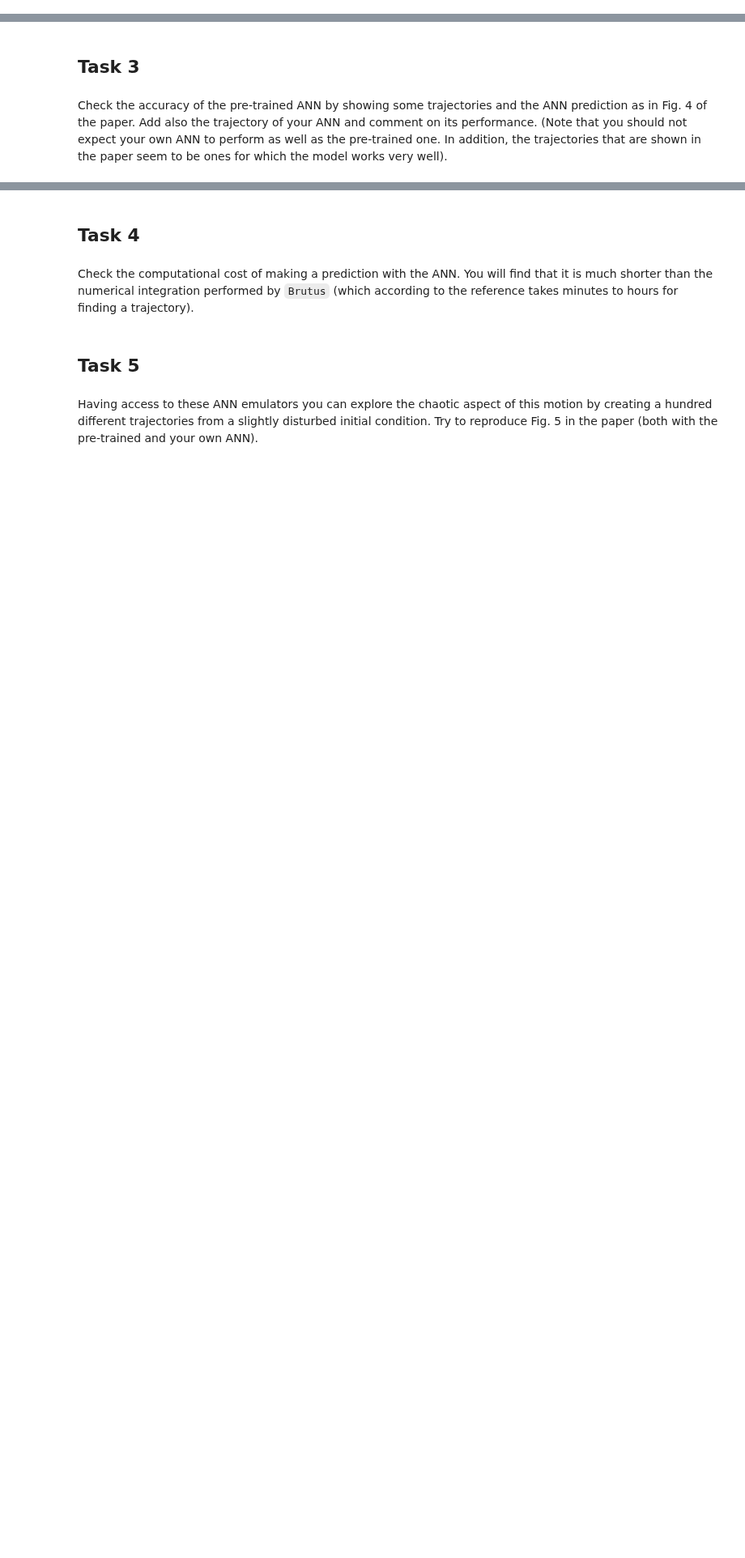
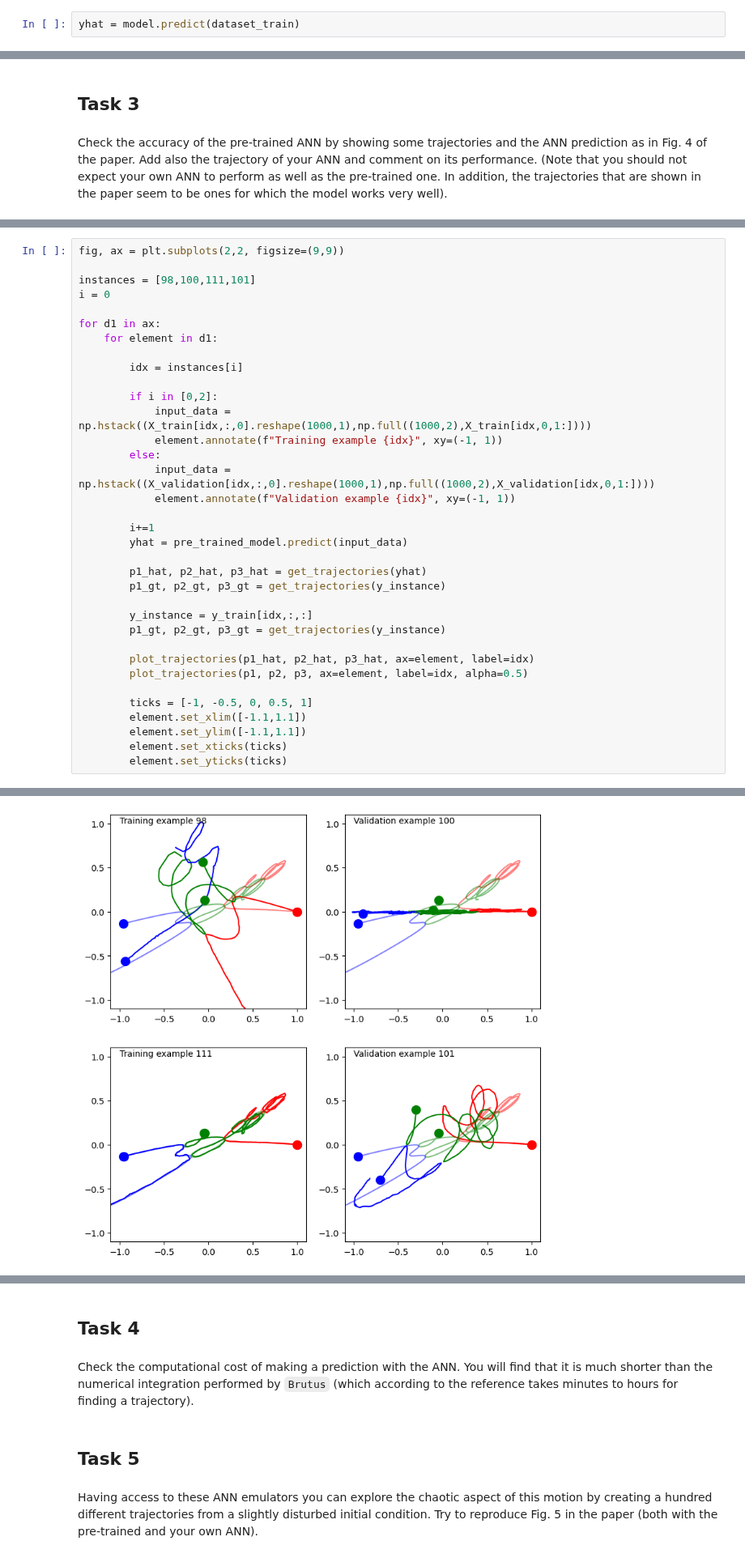
Before and after one commit to stach/lfd-project, a Jupyter notebook: Project2/project2.ipynb, the cells around one changed output, grey strips where cells are left out. Shown at 81% size. Saved outputs shown, nothing was run; the diff lists cells and outputs as text; blank space fills up the shorter version.

```diff
--- a/Project2/project2.ipynb
+++ b/Project2/project2.ipynb
@@ -268,3 +281,5 @@ tf.keras.models.save_model(model, f"./models/NN_project2_{now.strftime('%d%m_%H%
 # %% [markdown]
 ### Test our model
+# %%
+yhat = model.predict(dataset_train)
 # %%
@@ -382,0 +398,36 @@ Note: you may need to restart the kernel to use updated packages.
+# %%
+fig, ax = plt.subplots(2,2, figsize=(9,9))
+
+instances = [98,100,111,101]
+i = 0
+
+for d1 in ax:
+    for element in d1:
+
+        idx = instances[i]
+
+        if i in [0,2]:
+            input_data = np.hstack((X_train[idx,:,0].reshape(1000,1),np.full((1000,2),X_train[idx,0,1:])))
+            element.annotate(f"Training example {idx}", xy=(-1, 1))
+        else:
+            input_data = np.hstack((X_validation[idx,:,0].reshape(1000,1),np.full((1000,2),X_validation[idx,0,1:])))
+            element.annotate(f"Validation example {idx}", xy=(-1, 1))
+
+        i+=1
+        yhat = pre_trained_model.predict(input_data)
+
+        p1_hat, p2_hat, p3_hat = get_trajectories(yhat)
+        p1_gt, p2_gt, p3_gt = get_trajectories(y_instance)
+
+        y_instance = y_train[idx,:,:]
+        p1_gt, p2_gt, p3_gt = get_trajectories(y_instance)
+
+        plot_trajectories(p1_hat, p2_hat, p3_hat, ax=element, label=idx)
+        plot_trajectories(p1, p2, p3, ax=element, label=idx, alpha=0.5)
+
+        ticks = [-1, -0.5, 0, 0.5, 1]
+        element.set_xlim([-1.1,1.1])
+        element.set_ylim([-1.1,1.1])
+        element.set_xticks(ticks)
+        element.set_yticks(ticks)
+# %% [output]
@@ -382,0 +438 @@ Note: you may need to restart the kernel to use updated packages.
+[figure, added]
```
Also changed, not shown: parts of 24 cells of this notebook, 5 other files.
